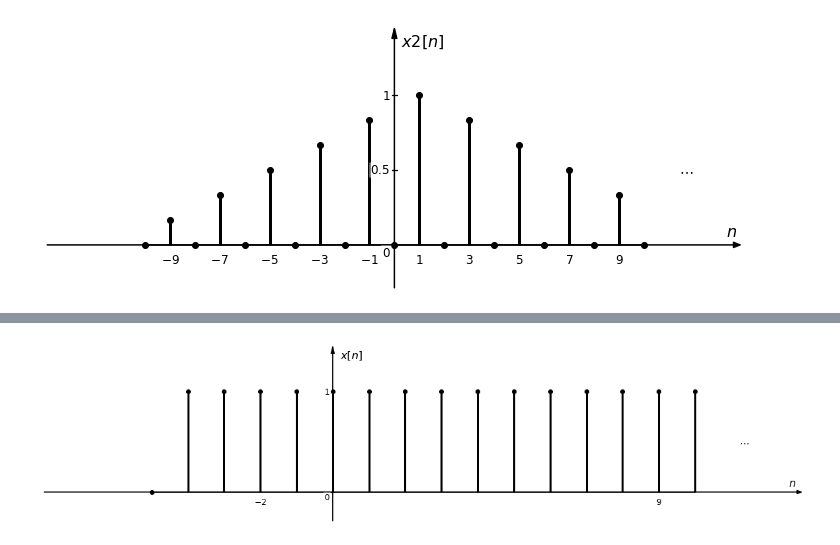
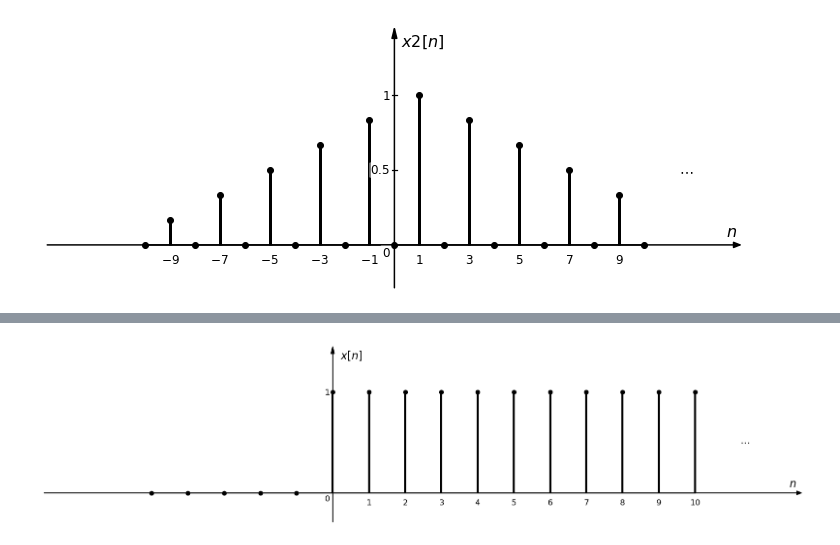
Before and after one commit to miguelmartfern/BlockDiagrams, a Jupyter notebook: docs/notebooks/discrete_signal_examples.ipynb, the cells around one changed output, grey strips where cells are left out. Drawn from its saved outputs; the diff is of its cells as text; code cells hidden in the pictures.

```diff
--- a/docs/notebooks/discrete_signal_examples.ipynb
+++ b/docs/notebooks/discrete_signal_examples.ipynb
@@ -213,11 +205,11 @@ print(dsp.signal_xticks_delta)
 # %%
 # Ejemplo 1 — Delta y escalón unitario
 
 from signalblocks import DiscreteSignalPlotter
 
-dsp = DiscreteSignalPlotter(figsize=[16, 4], xticks=[-2, 9], yticks='fit', horiz_range=(-5, 10))
+dsp = DiscreteSignalPlotter(figsize=[16, 4], xticks='auto', yticks='fit', horiz_range=(-5, 10))
 
-dsp.add_signal("x[n] = u[n+4]")
+dsp.add_signal("x[n] = u[n]")
 dsp.plot("x")
 # %% [output]
-[figure, old version]
+[figure, new version]
```
Also changed, not shown: parts of 3 cells of this notebook, 1 other file.
